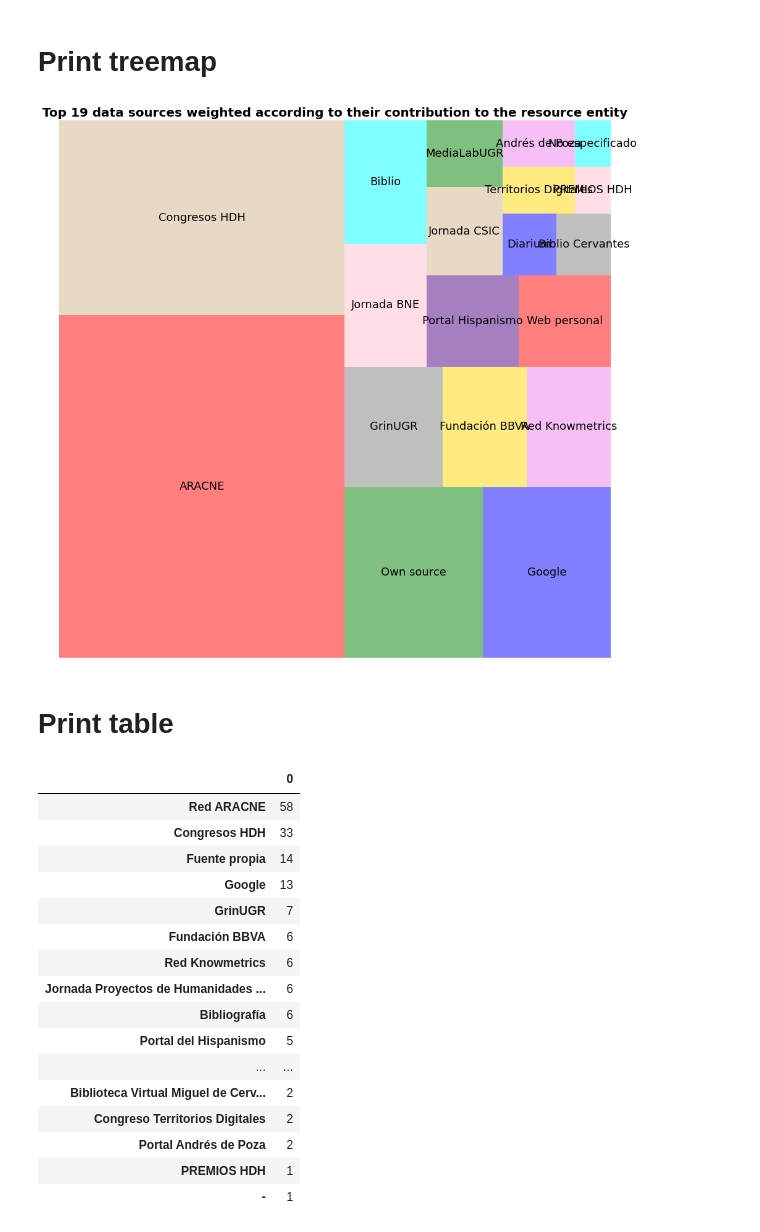
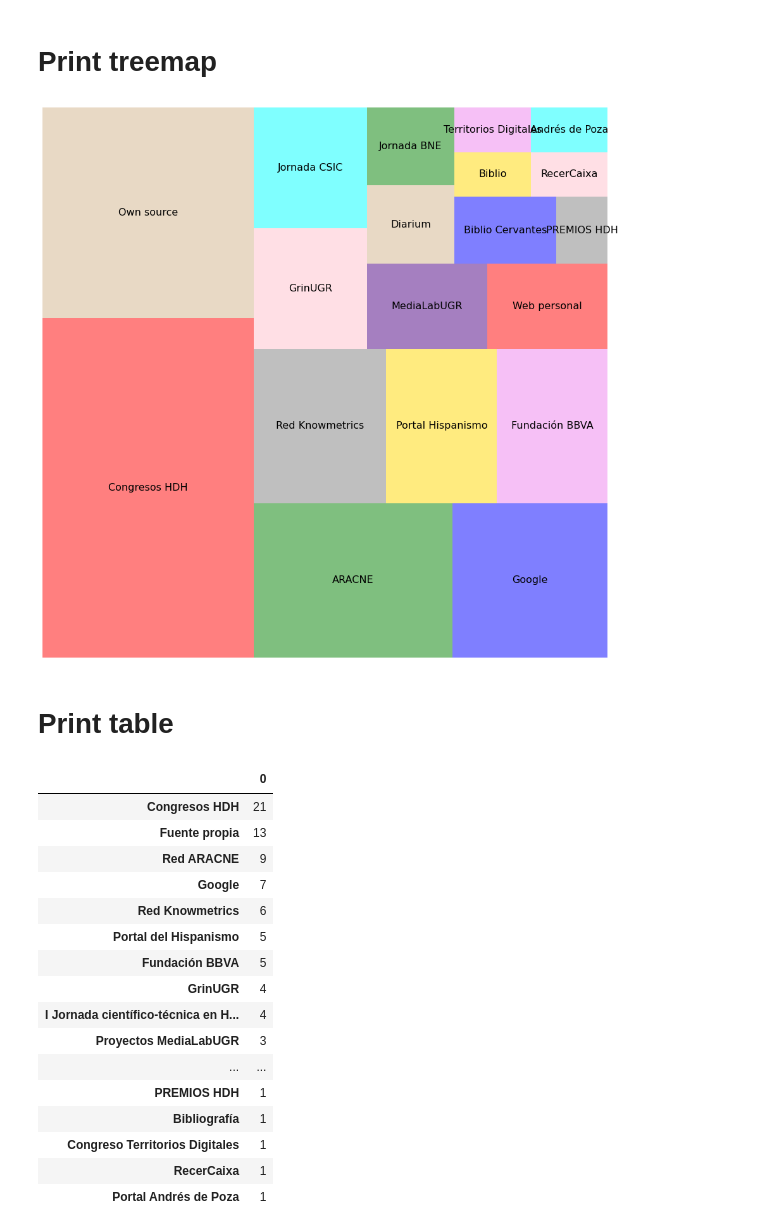
Before and after one commit to linhd-postdata/desir, a Jupyter notebook: Fig03. Data sources contribution to the resource entity.ipynb, the cells around one changed output. Saved outputs shown, nothing was run; the diff lists cells and outputs as text; code cells hidden in the pictures.

Commit message:
Minor fixes and data checks

```diff
--- a/Fig03. Data sources contribution to the resource entity.ipynb
+++ b/Fig03. Data sources contribution to the resource entity.ipynb
@@ -9,13 +9,15 @@ import pandas as pd
 
 from collections import Counter
 
+plt.style.use('seaborn-muted')
+
 def read_csv(path):
     """
     :param path: of desir the xlsx file
     :return: String that contains all project descriptions
     """
     df = pd.read_csv(path)
-    filtered_df = df.replace(np.nan, '-', regex=True)
+    filtered_df = df.fillna(0)
 
 
     return filtered_df
@@ -26,14 +28,14 @@ file_path = "data/mapeo_recursos.csv"
 # %% [markdown]
 #### Define function to clean resources data
 # %%
-
 def prepare_data(data, num_of_sources):
-    mini = data["Fuente de información"]
+    data.drop_duplicates(subset ="ID recurso", keep = "first", inplace = True)
+    mini = data.loc[data['Fuente de información'] != 0, "Fuente de información"]
     sources_list = mini.tolist()
     def_list = []
     for item in sources_list:
         if "," in item:
-            comas = item.split(",")
+            comas = item.split(", ")
             for element in comas:
                 def_list.append(element.strip())
         else:
@@ -63,16 +65,15 @@ import squarify
 # %%
 #Create our plot and resize it.
 fig = plt.gcf()
 ax = fig.add_subplot()
 fig.set_size_inches(16, 16)
 colors = ["red", "tan", "green", "blue", "grey", "gold", "violet", "pink", "cyan", "indigo"]
-squarify.plot(sizes=corrected_dict.values(), label=corrected_dict.keys(), color=colors, alpha=.5, text_kwargs={'fontsize':18})
-plt.title(f"Top {num_of_sources} data sources weighted according to their contribution to the resource entity",fontsize=20,fontweight="bold")
-
+squarify.plot(sizes=corrected_dict.values(), label=corrected_dict.keys(), color=colors, alpha=.5, text_kwargs={'fontsize':16})
+# plt.title(f"Top {num_of_sources} data sources weighted according to their contribution to the resource entity",fontsize=20,fontweight="bold")
 plt.axis('off')
 plt.show()
 # %% [output]
-[figure, old version]
+[figure, new version]
 # %% [markdown]
 # Print table
 # %%
@@ -80,19 +81,19 @@ sources_table = pd.DataFrame.from_dict(sources_dict, orient='index')
 sources_table
 # %% [output]
 |  | 0 |
-| Red ARACNE | 58 |
-| Congresos HDH | 33 |
-| Fuente propia | 14 |
-| Google | 13 |
-| GrinUGR | 7 |
-| Fundación BBVA | 6 |
+| Congresos HDH | 21 |
+| Fuente propia | 13 |
+| Red ARACNE | 9 |
+| Google | 7 |
 | Red Knowmetrics | 6 |
-| Jornada Proyectos de Humanidades ... | 6 |
-| Bibliografía | 6 |
 | Portal del Hispanismo | 5 |
+| Fundación BBVA | 5 |
+| GrinUGR | 4 |
+| I Jornada científico-técnica en H... | 4 |
+| Proyectos MediaLabUGR | 3 |
 | ... | ... |
-| Biblioteca Virtual Miguel de Cerv... | 2 |
-| Congreso Territorios Digitales | 2 |
-| Portal Andrés de Poza | 2 |
 | PREMIOS HDH | 1 |
-| - | 1 |
+| Bibliografía | 1 |
+| Congreso Territorios Digitales | 1 |
+| RecerCaixa | 1 |
+| Portal Andrés de Poza | 1 |
```
Also changed, not shown: 11 other files.
